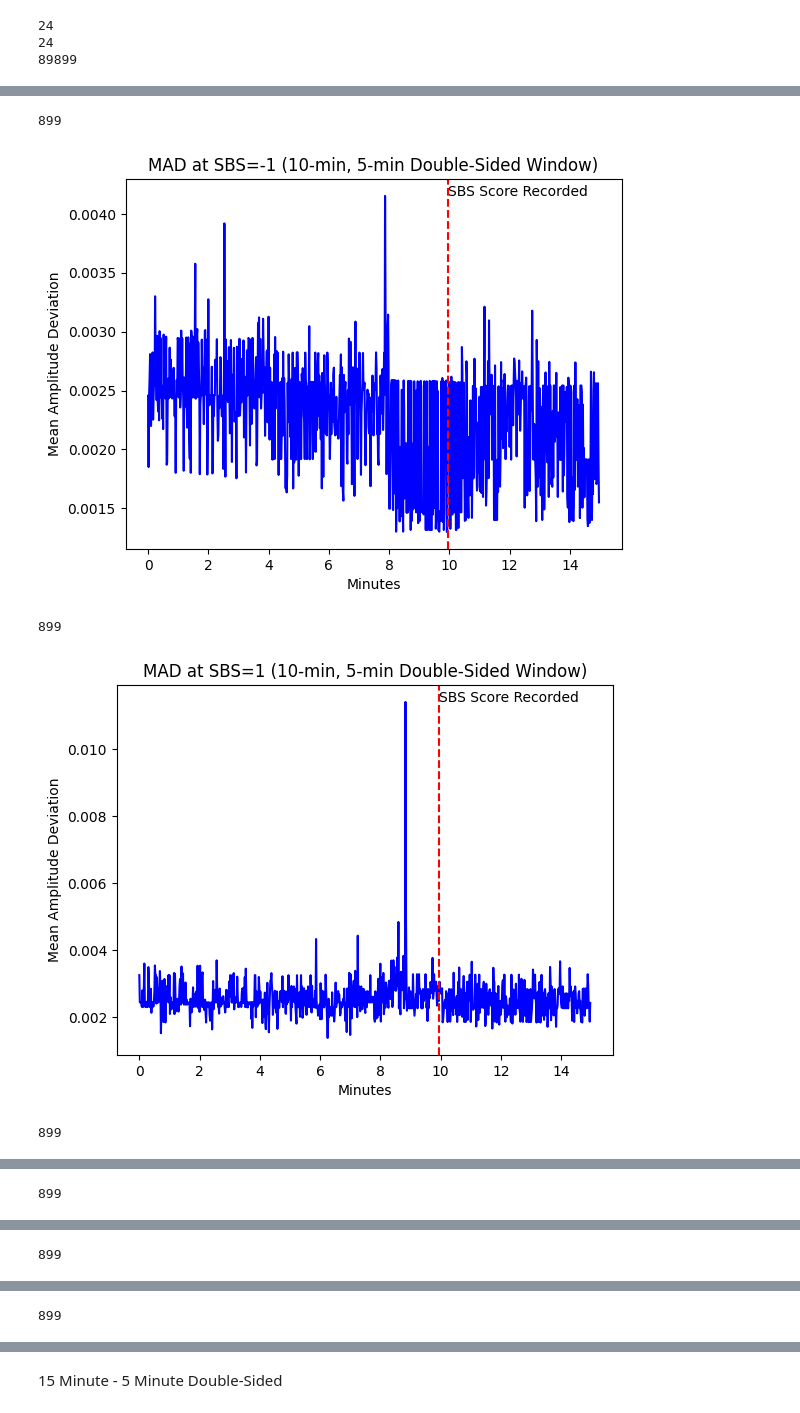
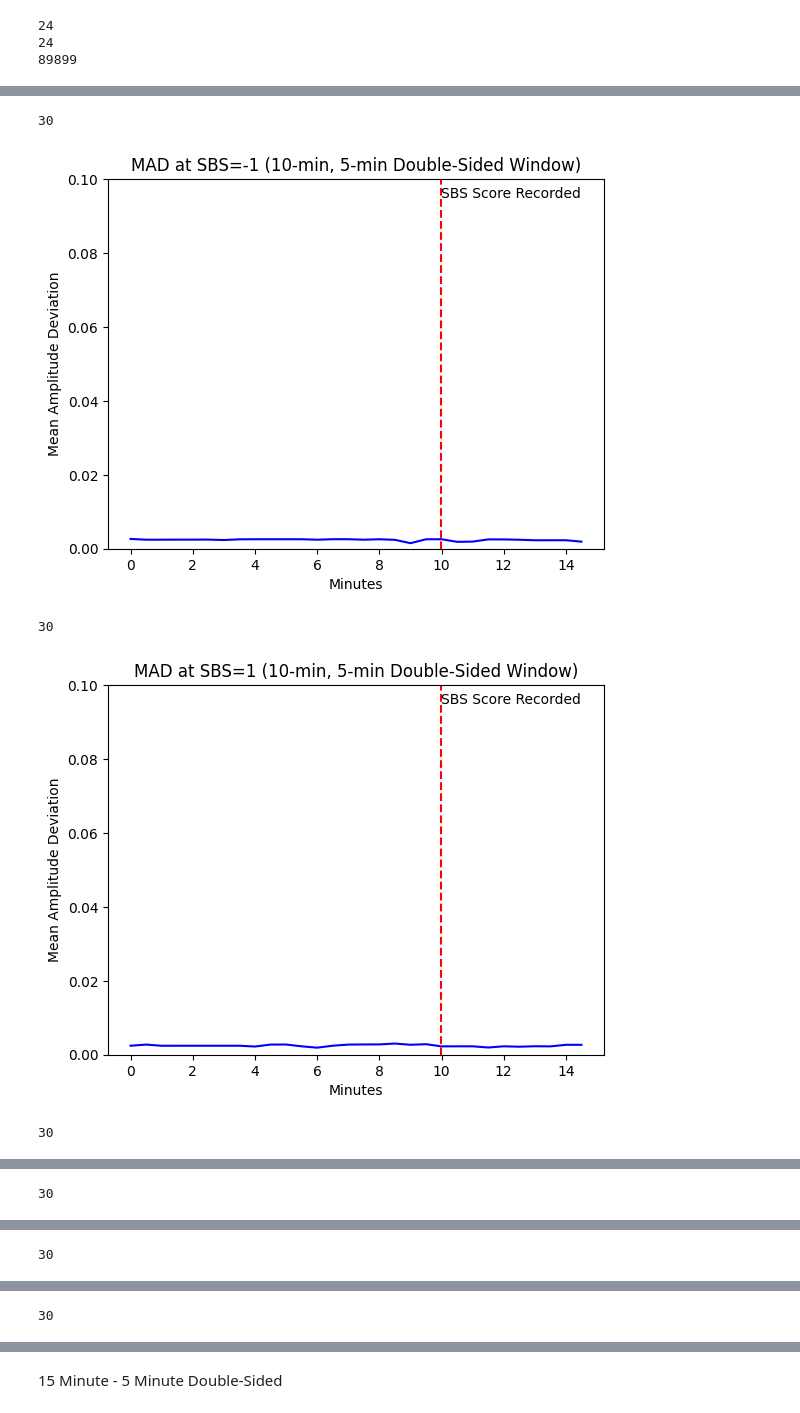
Before and after one commit to fyng/PedAccel, a Jupyter notebook: data_analysis/PythonPipeline/MAD_Graphs_Patient11.ipynb, the cells around one changed output, grey strips where cells are left out. Cells and saved outputs as stored; diff of their text form; code cells hidden in the pictures.

```diff
--- a/data_analysis/PythonPipeline/MAD_Graphs_Patient11.ipynb
+++ b/data_analysis/PythonPipeline/MAD_Graphs_Patient11.ipynb
@@ -75,15 +67,15 @@ def report_quartiles(sbs_mad_dict):
 Patient 11
 # %%
 #data_dir = './PatientData/Patient9/'
-#data_dir = 'C:/Users/sidha/OneDrive/Sid Stuff/PROJECTS/iMEDS Design Team/Data Analysis/PedAccel/data_analysis/PythonPipeline/PatientData/Patient11/'
-data_dir = r'C:\Users\jakes\Documents\DT 6 Analysis\PythonCode\PedAccel\data_analysis\PythonPipeline\PatientData\Patient11'
+data_dir = 'C:/Users/sidha/OneDrive/Sid Stuff/PROJECTS/iMEDS Design Team/Data Analysis/PedAccel/data_analysis/PythonPipeline/PatientData/Patient11/'
+#data_dir = r'C:\Users\jakes\Documents\DT 6 Analysis\PythonCode\PedAccel\data_analysis\PythonPipeline\PatientData\Patient11'
 # %% [markdown]
 5-Min Double-Sided Window
 # %%
 # TODO: CHANGE THESE PARAMS
 # Set params
 filename = 'Patient11_5MIN_DSW_AllSBS.mat'
-window_size = 100 #100 is 1 second worth of time
+window_size = 3000 #100 is 1 second worth of time
 
 # Run all the cells below
 # %%
@@ -141,14 +133,16 @@ for i, sbs_value in enumerate(sbs):
     plt.plot(t, signal_mad, color='blue')
     # SBS marker
     plt.axvline(t[len(t)//2], color='red', linestyle='--')
-    plt.text(t[len(t)//2], max(signal_mad), "SBS Score Recorded")
+    plt.text(t[len(t)//2], 0.095, "SBS Score Recorded")
 
+    plt.ylim(0, 0.1)
     plt.xlabel('Minutes')
     plt.ylabel('Mean Amplitude Deviation')
     plt.title(f'MAD at SBS={sbs_value} (5-min Double-Sided Window)')
 
     # save plots
-    folder_path = './AnalysisResults/Patient11_5MIN_DSW_MAD'
+    # folder_path = './AnalysisResults/Patient11_5MIN_DSW_MAD'
+    folder_path = r'C:\Users\sidha\OneDrive\Sid Stuff\PROJECTS\iMEDS Design Team\Data Analysis\PedAccel\data_analysis\PythonPipeline\PatientData\Patient11\AnalysisResults\Patient11_5MIN_DSW_MAD_30'
     if not os.path.isdir(folder_path):
         os.makedirs(folder_path)
     plt.savefig(os.path.join(folder_path, f'SBS_{sbs_value}_plot{count}.png'))
@@ -175,7 +169,7 @@ for i, sbs_value in enumerate(sbs):
 # TODO: CHANGE THESE PARAMS
 # Set params
 filename = 'Patient11_10MIN_5MIN_DSW_AllSBS.mat'
-window_size = 100 #100 is 1 second worth of time
+window_size = 3000 #100 is 1 second worth of time
 
 # Run all the cells below
 # %%
@@ -206,34 +216,36 @@ IndexError: index -1 is out of bounds for axis 0 with size 0
 # %%
 # Plot MAD against time
 count = 0
 # Print Graph per SBS
 for i, sbs_value in enumerate(sbs):
     signal = x_mag[i,:]
     signal_mad = Actigraph_Metrics.VecMag_MAD(signal, window_size)
     print(len(signal_mad))
 
     t = np.arange(0, len(signal), step=window_size) / (freq * 60)
     # Plot MAD against time
     plt.plot(t, signal_mad, color='blue')
     # SBS marker
     plt.axvline((t[len(t)//2]*1.33), color='red', linestyle='--')
-    plt.text((t[len(t)//2]*1.33), max(signal_mad), "SBS Score Recorded")
+    plt.text((t[len(t)//2]*1.33), 0.095, "SBS Score Recorded")
 
+    plt.ylim(0, 0.1)
     plt.xlabel('Minutes')
     plt.ylabel('Mean Amplitude Deviation')
     plt.title(f'MAD at SBS={sbs_value} (10-min, 5-min Double-Sided Window)')
 
     # save plots
-    folder_path = './AnalysisResults/Patient11_10MIN_5MIN_DSW_MAD'
+    # folder_path = './AnalysisResults/Patient11_10MIN_5MIN_DSW_MAD'
+    folder_path = r'C:\Users\sidha\OneDrive\Sid Stuff\PROJECTS\iMEDS Design Team\Data Analysis\PedAccel\data_analysis\PythonPipeline\PatientData\Patient11\AnalysisResults\Patient11_10MIN_5MIN_DSW_MAD_30'
     if not os.path.isdir(folder_path):
         os.makedirs(folder_path)
     plt.savefig(os.path.join(folder_path, f'SBS_{sbs_value}_plot{count}.png'))
     count +=1
 
     plt.show()
 # %% [output]
-899
+30
-[figure, old version]
+[figure, new version]
-899
+30
-[figure, old version]
+[figure, new version]
-899
+30
@@ -241 +253 @@ for i, sbs_value in enumerate(sbs):
-899
+30
@@ -243 +255 @@ for i, sbs_value in enumerate(sbs):
-899
+30
@@ -245 +257 @@ for i, sbs_value in enumerate(sbs):
-899
+30
```
Also changed, not shown: parts of 12 cells of this notebook, 6 other files.
